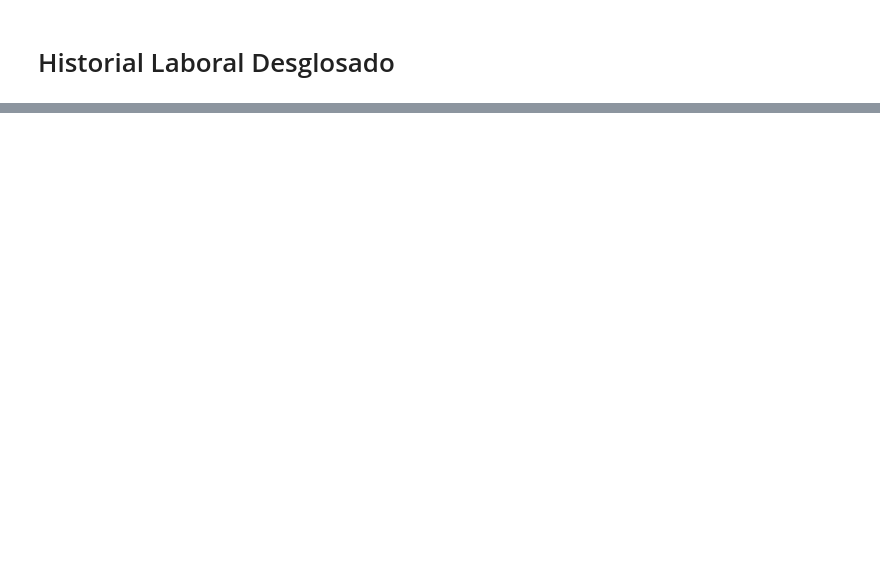
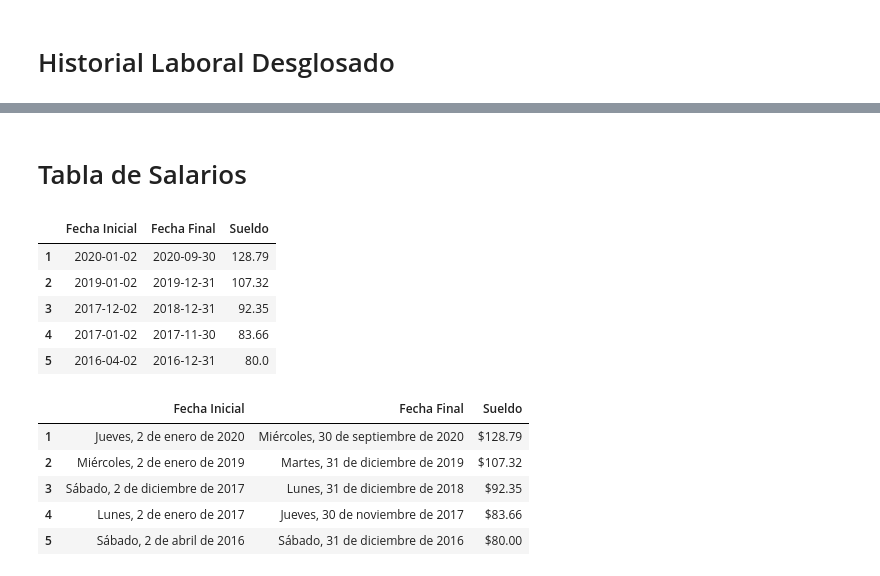
Before and after one commit to Alfonzo1114/streamlit, a Jupyter notebook: Pensiones_V3.ipynb, the cells around one changed output, grey strips where cells are left out. Saved outputs shown, nothing was run; the diff lists cells and outputs as text; code cells hidden in the pictures; blank space fills up the shorter version.

```diff
--- a/Pensiones_V3.ipynb
+++ b/Pensiones_V3.ipynb
@@ -549,0 +551,30 @@ display(HistoriaLaboralTable.head())
+# %% [markdown]
+# Tabla de Salarios
+# %%
+def salario_promedio_250tabla(HistoriaLaboralDesglosada):
+    salario_promedio_250 = HistoriaLaboralDesglosada[["Fecha Inicial", "Fecha Final", "Sueldo"]]
+    salario_promedio_250 = salario_promedio_250.sort_values(by=["Fecha Inicial", "Fecha Final"], ascending=[False, False])
+
+    salario_promedio_250_str = salario_promedio_250.copy()
+    salario_promedio_250_str['Fecha Inicial'] = [format_spanish_date(str(date), date_type="format_string") for date in salario_promedio_250['Fecha Inicial']]
+    salario_promedio_250_str['Fecha Final'] = [format_spanish_date(str(date), date_type="format_string") for date in salario_promedio_250['Fecha Final']]
+    salario_promedio_250_str['Sueldo'] = [convert_double_currency(float(valor)) for valor in salario_promedio_250['Sueldo']]
+
+    return salario_promedio_250, salario_promedio_250_str
+
+tabla_salarios_date, tabla_salarios_str = salario_promedio_250tabla(HistoriaLaboralTable)
+display(tabla_salarios_date.head())
+display(tabla_salarios_str.head())
+# %% [output]
+|  | Fecha Inicial | Fecha Final | Sueldo |
+| 1 | 2020-01-02 | 2020-09-30 | 128.79 |
+| 2 | 2019-01-02 | 2019-12-31 | 107.32 |
+| 3 | 2017-12-02 | 2018-12-31 | 92.35 |
+| 4 | 2017-01-02 | 2017-11-30 | 83.66 |
+| 5 | 2016-04-02 | 2016-12-31 | 80.0 |
+|  | Fecha Inicial | Fecha Final | Sueldo |
+| 1 | Jueves, 2 de enero de 2020 | Miércoles, 30 de septiembre de 2020 | $128.79 |
+| 2 | Miércoles, 2 de enero de 2019 | Martes, 31 de diciembre de 2019 | $107.32 |
+| 3 | Sábado, 2 de diciembre de 2017 | Lunes, 31 de diciembre de 2018 | $92.35 |
+| 4 | Lunes, 2 de enero de 2017 | Jueves, 30 de noviembre de 2017 | $83.66 |
+| 5 | Sábado, 2 de abril de 2016 | Sábado, 31 de diciembre de 2016 | $80.00 |
```
Also changed, not shown: parts of 13 cells of this notebook, 7 other files.
